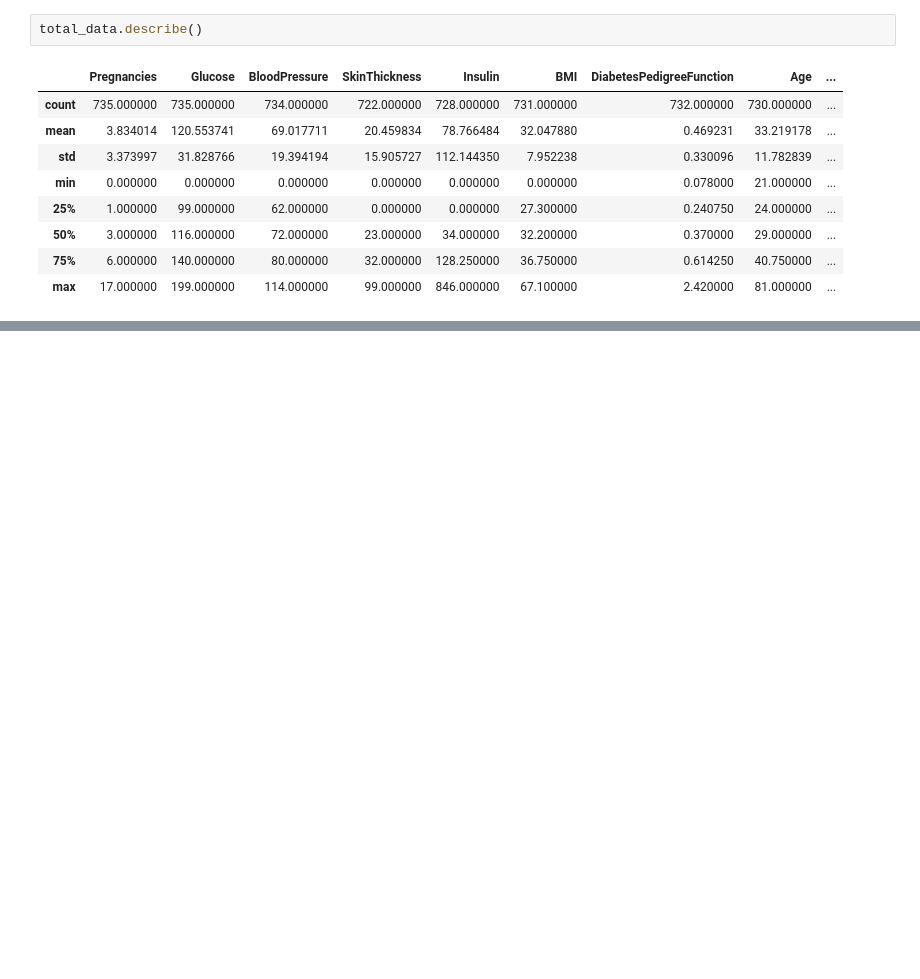
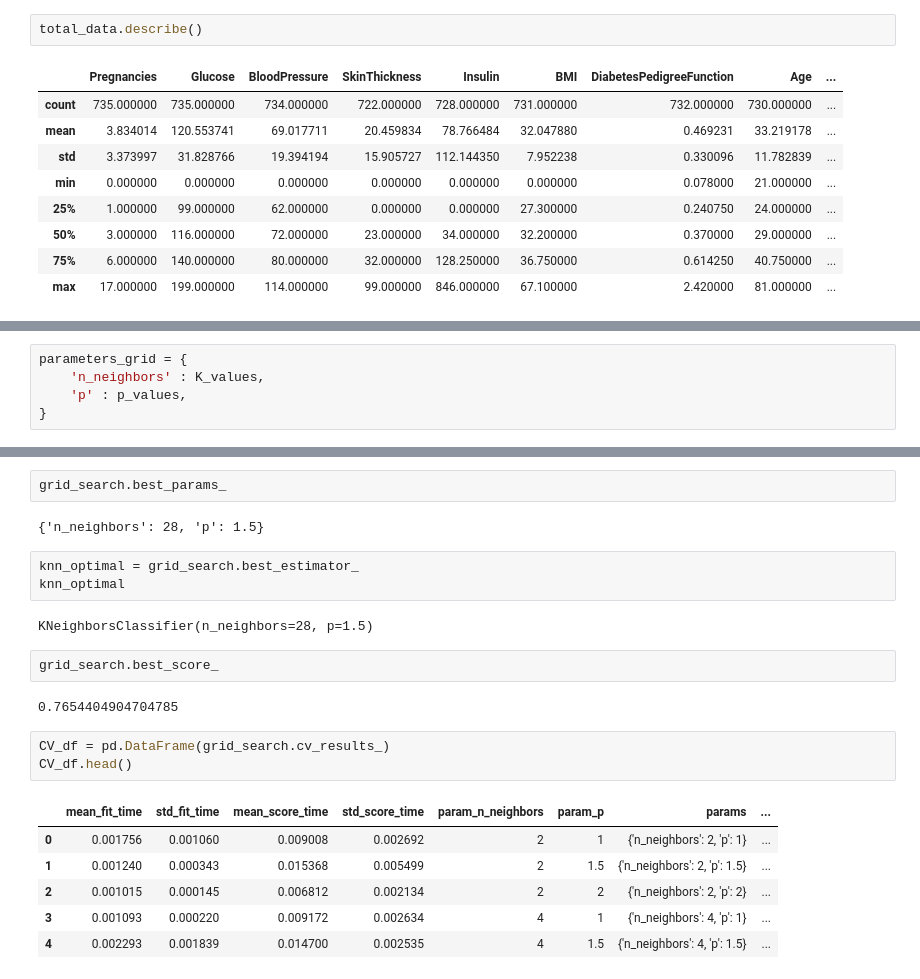
Before and after one commit to 4GeeksAcademy/Kransky_85_Decision_Tree_EDA, a Jupyter notebook: src/explore.ipynb, the cells around one changed output, grey strips where cells are left out. Cells and saved outputs as stored; diff of their text form; blank space fills up the shorter version.

```diff
--- a/src/explore.ipynb
+++ b/src/explore.ipynb
@@ -609,0 +723,5 @@ total_data.describe()
+# %%
+parameters_grid = {
+    'n_neighbors' : K_values,
+    'p' : p_values,
+}
@@ -609,0 +742,23 @@ total_data.describe()
+# %%
+grid_search.best_params_
+# %% [output]
+{'n_neighbors': 28, 'p': 1.5}
+# %%
+knn_optimal = grid_search.best_estimator_
+knn_optimal
+# %% [output]
+KNeighborsClassifier(n_neighbors=28, p=1.5)
+# %%
+grid_search.best_score_
+# %% [output]
+0.7654404904704785
+# %%
+CV_df = pd.DataFrame(grid_search.cv_results_)
+CV_df.head()
+# %% [output]
+|  | mean_fit_time | std_fit_time | mean_score_time | std_score_time | param_n_neighbors | param_p | params | ... |
+| 0 | 0.001756 | 0.001060 | 0.009008 | 0.002692 | 2 | 1 | {'n_neighbors': 2, 'p': 1} | ... |
+| 1 | 0.001240 | 0.000343 | 0.015368 | 0.005499 | 2 | 1.5 | {'n_neighbors': 2, 'p': 1.5} | ... |
+| 2 | 0.001015 | 0.000145 | 0.006812 | 0.002134 | 2 | 2 | {'n_neighbors': 2, 'p': 2} | ... |
+| 3 | 0.001093 | 0.000220 | 0.009172 | 0.002634 | 4 | 1 | {'n_neighbors': 4, 'p': 1} | ... |
+| 4 | 0.002293 | 0.001839 | 0.014700 | 0.002535 | 4 | 1.5 | {'n_neighbors': 4, 'p': 1.5} | ... |
```
Also changed, not shown: parts of 23 cells of this notebook.
